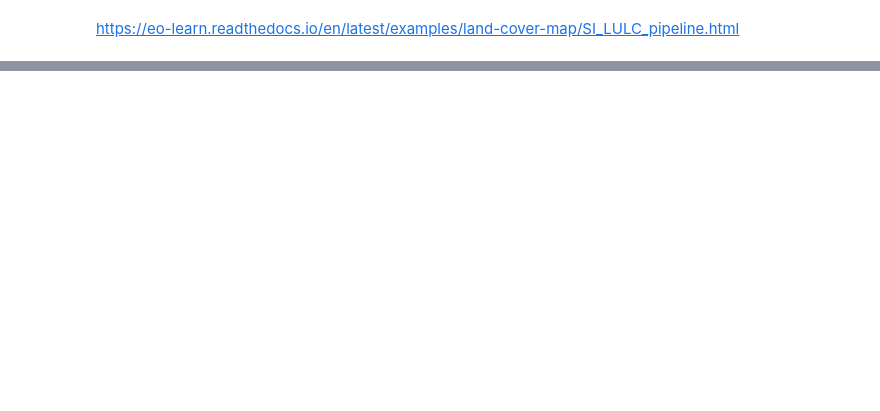
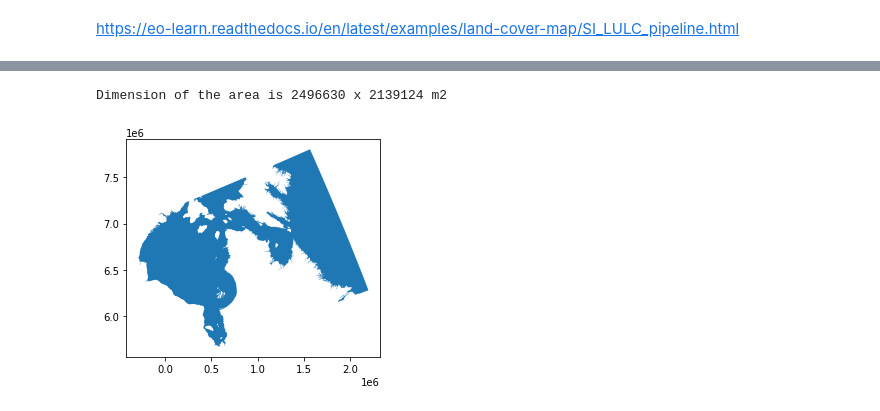
Before and after one commit to asylve/Sea-Ice, a Jupyter notebook: Data-Generation-EOlearn.ipynb, the cells around one changed output, grey strips where cells are left out. Drawn from its saved outputs; the diff is of its cells as text; code cells hidden in the pictures; blank space fills up the shorter version.

```diff
--- a/Data-Generation-EOlearn.ipynb
+++ b/Data-Generation-EOlearn.ipynb
@@ -40,0 +42,23 @@ ModuleNotFoundError: No module named 'geopandas'
+# %%
+# Load geojson file
+ice_gdf = gpd.read_file('data/cis_SGRDRHB_20200525T1800Z_pl_a.shp')#load shape file inclusing sea ice concentration data
+ice_gdf = ice_gdf.to_crs('EPSG:32617')
+
+region = ice_gdf.dropna()#remove polygons where there is not data (corresponds to land)
+region = region.geometry.unary_union#get the untion of all the water area
+region = gpd.GeoDataFrame(geometry=[region], crs=ice_gdf.crs)
+
+# region = region.buffer(500)
+
+# Get the country's shape in polygon format
+region_shape = region.geometry.values[-1]
+
+# Plot country
+region.plot()
+
+# Print size
+print('Dimension of the area is {0:.0f} x {1:.0f} m2'.format(region_shape.bounds[2] - region_shape.bounds[0],
+                                                             region_shape.bounds[3] - region_shape.bounds[1]))
+# %% [output]
+Dimension of the area is 2496630 x 2139124 m2
+[figure, added]
```
Also changed, not shown: parts of 8 cells of this notebook, 8 other files.
